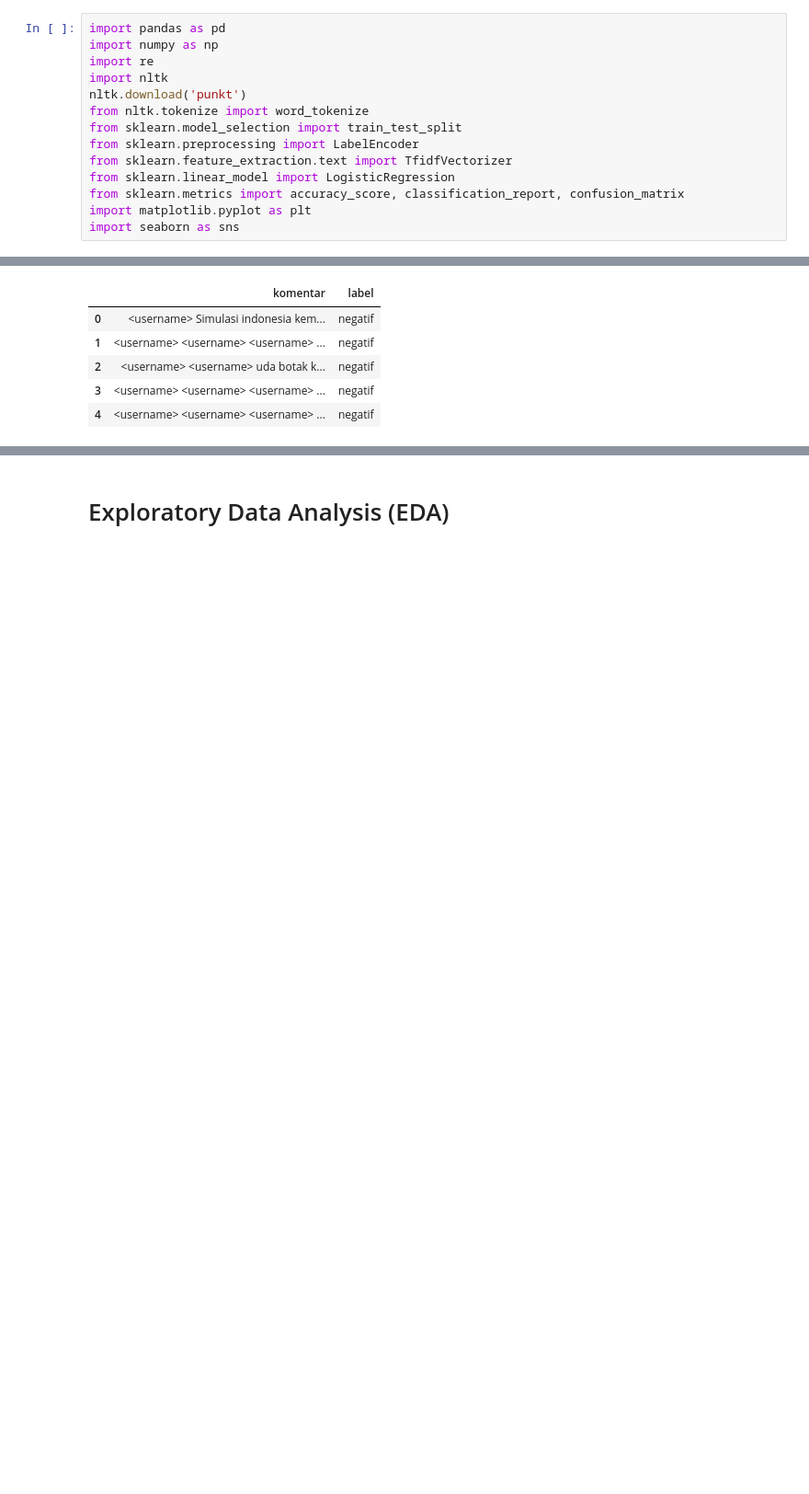
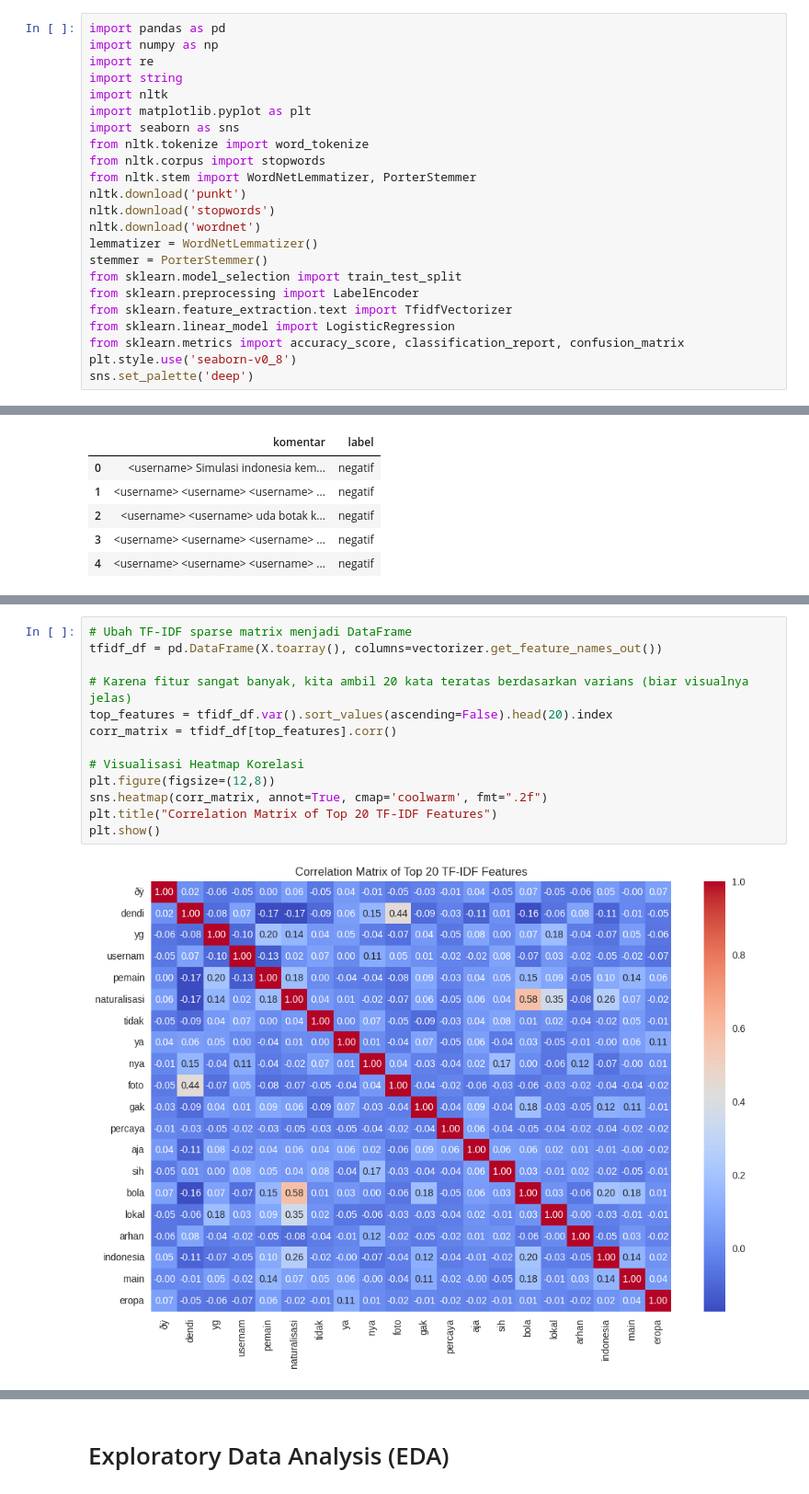
Before and after one commit to MauliaAstuti/Tugas_Kelompok_5_NLP, a Jupyter notebook: analisis_sentimen_timnas_indonesia_di_era_sty.ipynb, the cells around one changed output, grey strips where cells are left out. Shown at 92% size. Drawn from its saved outputs; the diff is of its cells as text; blank space fills up the shorter version.

```diff
--- a/analisis_sentimen_timnas_indonesia_di_era_sty.ipynb
+++ b/analisis_sentimen_timnas_indonesia_di_era_sty.ipynb
@@ -27,16 +38,25 @@ df.head()
 import pandas as pd
 import numpy as np
 import re
+import string
 import nltk
+import matplotlib.pyplot as plt
+import seaborn as sns
+from nltk.tokenize import word_tokenize
+from nltk.corpus import stopwords
+from nltk.stem import WordNetLemmatizer, PorterStemmer
 nltk.download('punkt')
-from nltk.tokenize import word_tokenize
+nltk.download('stopwords')
+nltk.download('wordnet')
+lemmatizer = WordNetLemmatizer()
+stemmer = PorterStemmer()
 from sklearn.model_selection import train_test_split
 from sklearn.preprocessing import LabelEncoder
 from sklearn.feature_extraction.text import TfidfVectorizer
 from sklearn.linear_model import LogisticRegression
 from sklearn.metrics import accuracy_score, classification_report, confusion_matrix
-import matplotlib.pyplot as plt
-import seaborn as sns
+plt.style.use('seaborn-v0_8')
+sns.set_palette('deep')
 # %% [output]
 [nltk_data] Downloading package punkt to /root/nltk_data...
 [nltk_data]   Package punkt is already up-to-date!
@@ -155,0 +318,15 @@ df['komentar'] = df['komentar'].apply(' '.join)
+# %%
+# Ubah TF-IDF sparse matrix menjadi DataFrame
+tfidf_df = pd.DataFrame(X.toarray(), columns=vectorizer.get_feature_names_out())
+
+# Karena fitur sangat banyak, kita ambil 20 kata teratas berdasarkan varians (biar visualnya jelas)
+top_features = tfidf_df.var().sort_values(ascending=False).head(20).index
+corr_matrix = tfidf_df[top_features].corr()
+
+# Visualisasi Heatmap Korelasi
+plt.figure(figsize=(12,8))
+sns.heatmap(corr_matrix, annot=True, cmap='coolwarm', fmt=".2f")
+plt.title("Correlation Matrix of Top 20 TF-IDF Features")
+plt.show()
+# %% [output]
+[figure, added]
```
Also changed, not shown: parts of 92 cells of this notebook.
